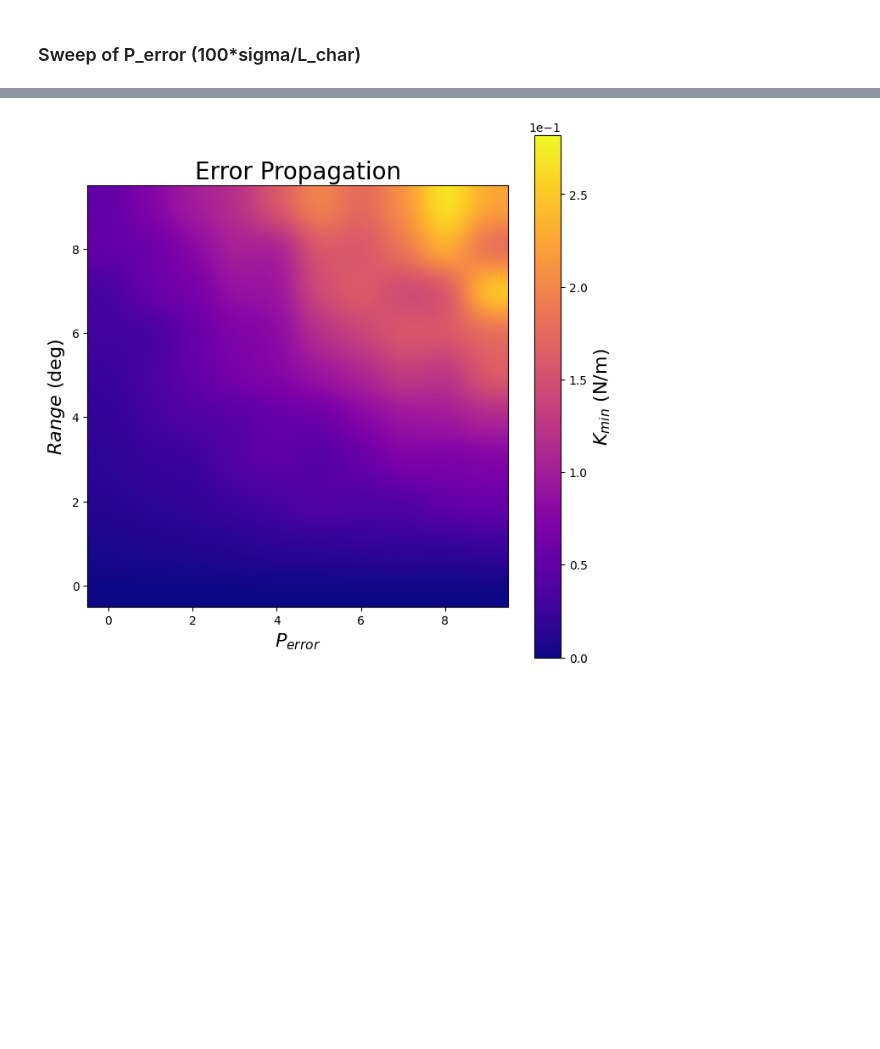
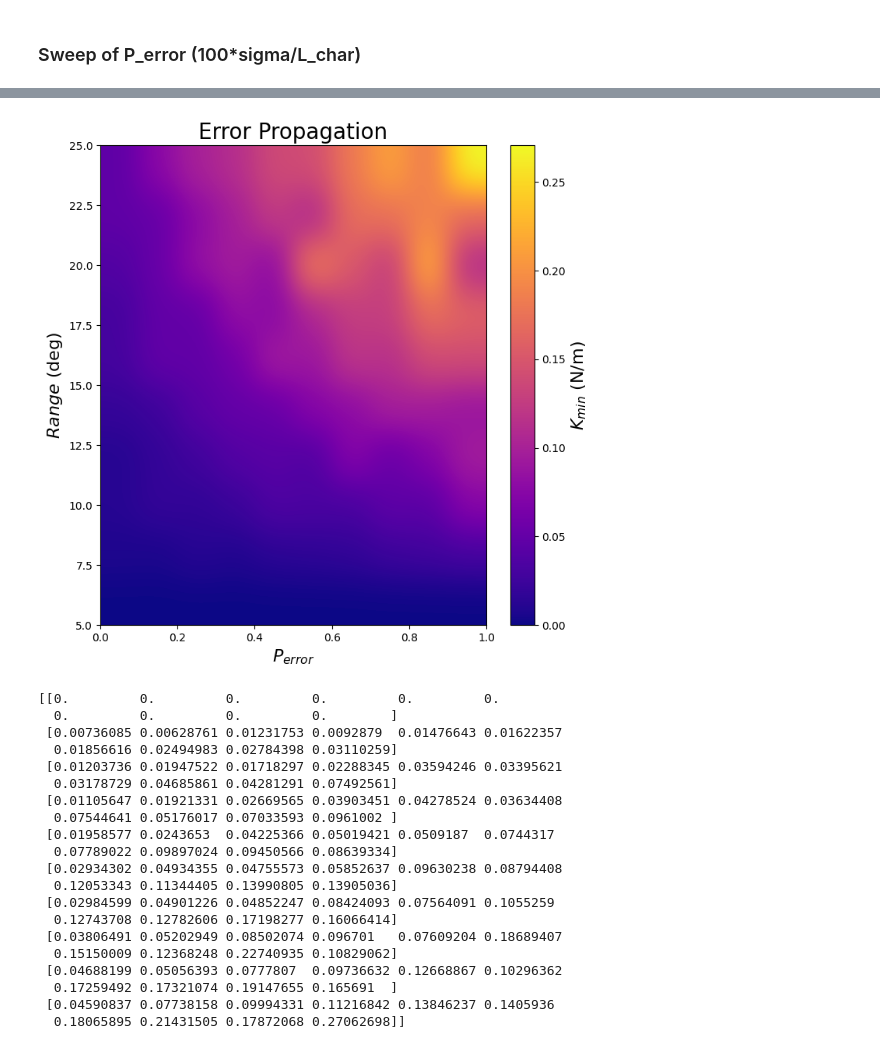
Before and after one commit to KubaSrc/ppm-analysis, a Jupyter notebook: error_analysis.ipynb, the cells around one changed output, grey strips where cells are left out. Drawn from its saved outputs; the diff is of its cells as text; code cells hidden in the pictures; blank space fills up the shorter version.

Commit message:
"Updating error propagation"

```diff
--- a/error_analysis.ipynb
+++ b/error_analysis.ipynb
@@ -21,6 +21,7 @@ def add_noise(PPM,sigma):
 # %%
 Error_in = np.linspace(0,1,10) # (100*sigma/L_char)
 Theta_max_sweep = np.linspace(5,25,10) # Configuration Space (rad)
+R_workspace = np.zeros(np.size(Theta_max_sweep))
 Error_out = np.zeros([10,10]) # Output error
 samples = 10
 
@@ -30,10 +31,11 @@ for i,e in enumerate(Error_in):
         for n in range(samples):
             try:
                 PPM.theta_max = np.deg2rad(theta)
-                sigma = (e/100)*PPM.Lchar
+                sigma = (e/100)*PPM.L_char
                 add_noise(PPM,sigma)
-                e_out = PPM.find_surface()
+                e_out,w = PPM.find_surface()
                 E.append(e_out)
+                if i == 0: R_workspace[j] = w
             except:
                 print("Invalid:",sigma,theta)
         Error_out[i][j] = np.mean(E)
@@ -45,14 +60,36 @@ Invalid: 0.8612326044000002 25.0
 # %%
 import matplotlib.pyplot as plt
-plt.imshow(Error_out,cmap="plasma",interpolation="gaussian",origin="lower")
+plt.imshow(Error_out,cmap="plasma",interpolation="gaussian",origin="lower",aspect="auto",extent=(0,1,5,25))
 cb = plt.colorbar()
 cb.set_label("$K_{min}$ (N/m)",fontsize=16)
-cb.formatter.set_powerlimits((0, 0))
+#cb.formatter.set_powerlimits((0, 0))
 plt.xlabel("$P_{error}$",fontsize=16)
 plt.ylabel("$Range$ (deg)",fontsize=16)
 plt.title("Error Propagation",fontsize = 20)
 fig = plt.gcf()
 fig.set_size_inches((8,8))
 plt.show()
+
+print(Error_out)
 # %% [output]
-[figure, old version]
+[figure, new version]
+[[0.         0.         0.         0.         0.         0.
+  0.         0.         0.         0.        ]
+ [0.00736085 0.00628761 0.01231753 0.0092879  0.01476643 0.01622357
+  0.01856616 0.02494983 0.02784398 0.03110259]
+ [0.01203736 0.01947522 0.01718297 0.02288345 0.03594246 0.03395621
+  0.03178729 0.04685861 0.04281291 0.07492561]
+ [0.01105647 0.01921331 0.02669565 0.03903451 0.04278524 0.03634408
+  0.07544641 0.05176017 0.07033593 0.0961002 ]
+ [0.01958577 0.0243653  0.04225366 0.05019421 0.0509187  0.0744317
+  0.07789022 0.09897024 0.09450566 0.08639334]
+ [0.02934302 0.04934355 0.04755573 0.05852637 0.09630238 0.08794408
+  0.12053343 0.11344405 0.13990805 0.13905036]
+ [0.02984599 0.04901226 0.04852247 0.08424093 0.07564091 0.1055259
+  0.12743708 0.12782606 0.17198277 0.16066414]
+ [0.03806491 0.05202949 0.08502074 0.096701   0.07609204 0.18689407
+  0.15150009 0.12368248 0.22740935 0.10829062]
+ [0.04688199 0.05056393 0.0777807  0.09736632 0.12668867 0.10296362
+  0.17259492 0.17321074 0.19147655 0.165691  ]
+ [0.04590837 0.07738158 0.09994331 0.11216842 0.13846237 0.1405936
+  0.18065895 0.21431505 0.17872068 0.27062698]]
```
Also changed, not shown: parts of 1 cell of this notebook, 1 other file.
